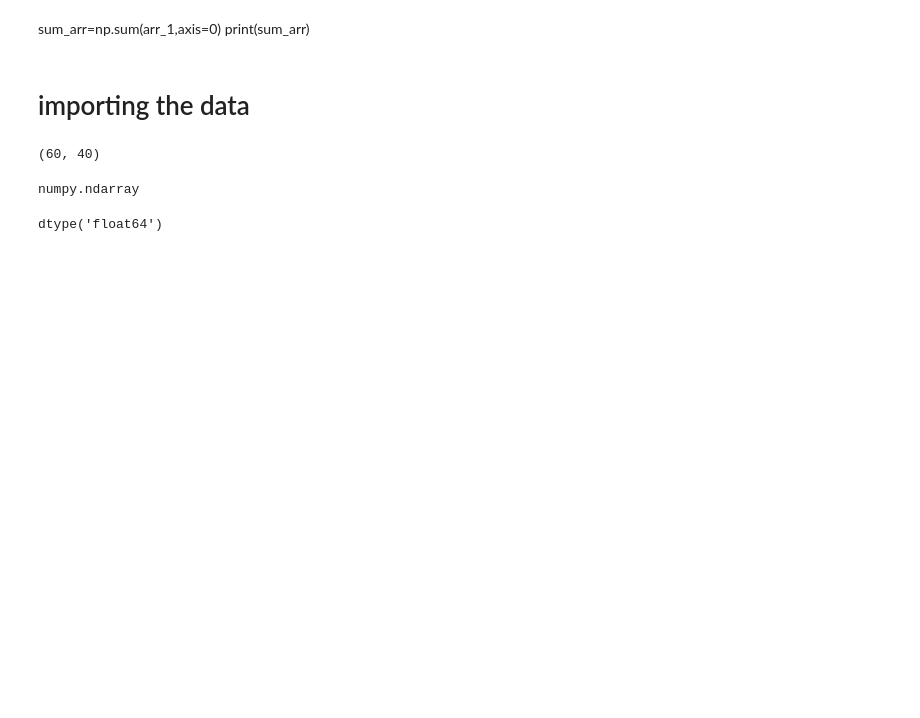
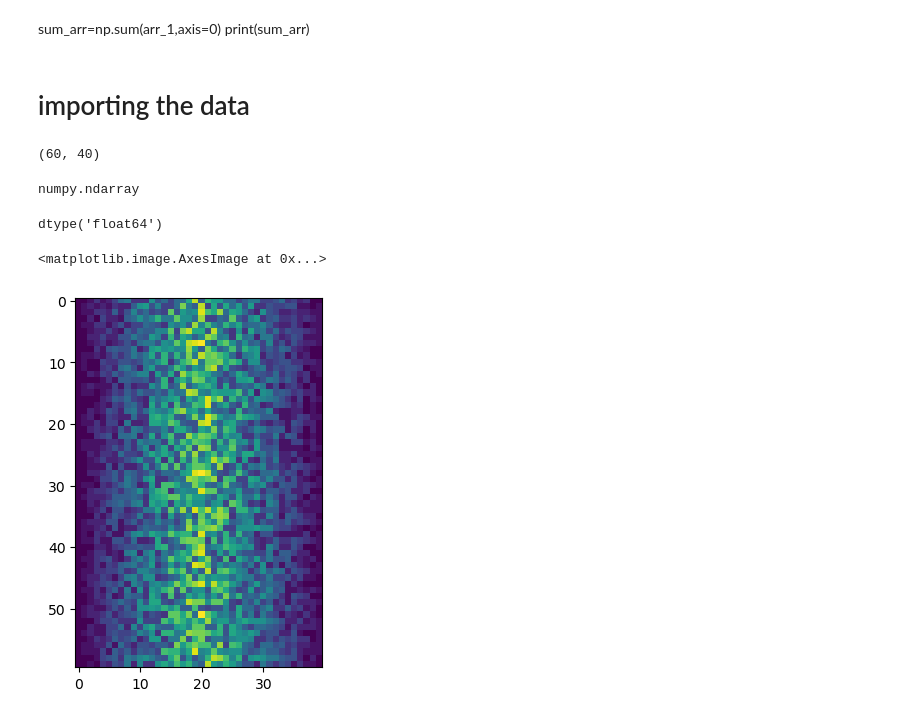
Before and after one commit to 4TUResearchData-Carpentries/gitautopush-sandbox, a Jupyter notebook: Python_day1.ipynb, the cells around one changed output. Drawn from its saved outputs; the diff is of its cells as text; code cells hidden in the pictures; blank space fills up the shorter version.

```diff
--- a/Python_day1.ipynb
+++ b/Python_day1.ipynb
@@ -279,0 +282,5 @@ dtype('float64')
+# %%
+plt.imshow(data)
+# %% [output]
+<matplotlib.image.AxesImage at 0x...>
+[figure, added]
```
Also changed, not shown: parts of 1 cell of this notebook.
